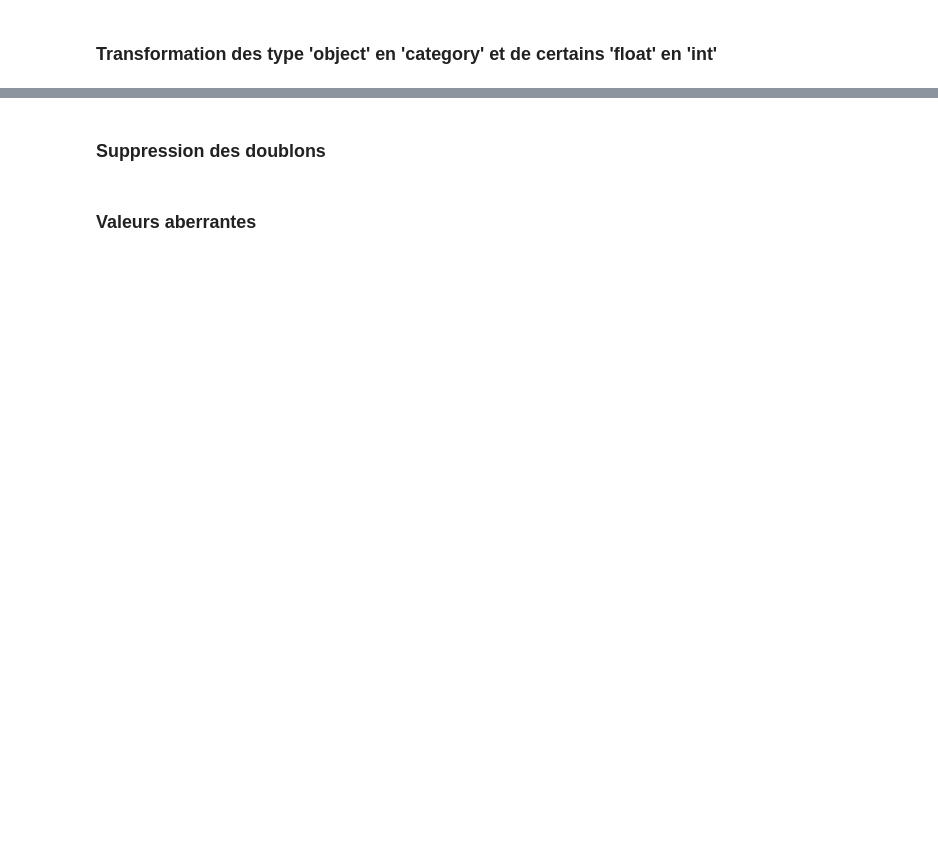
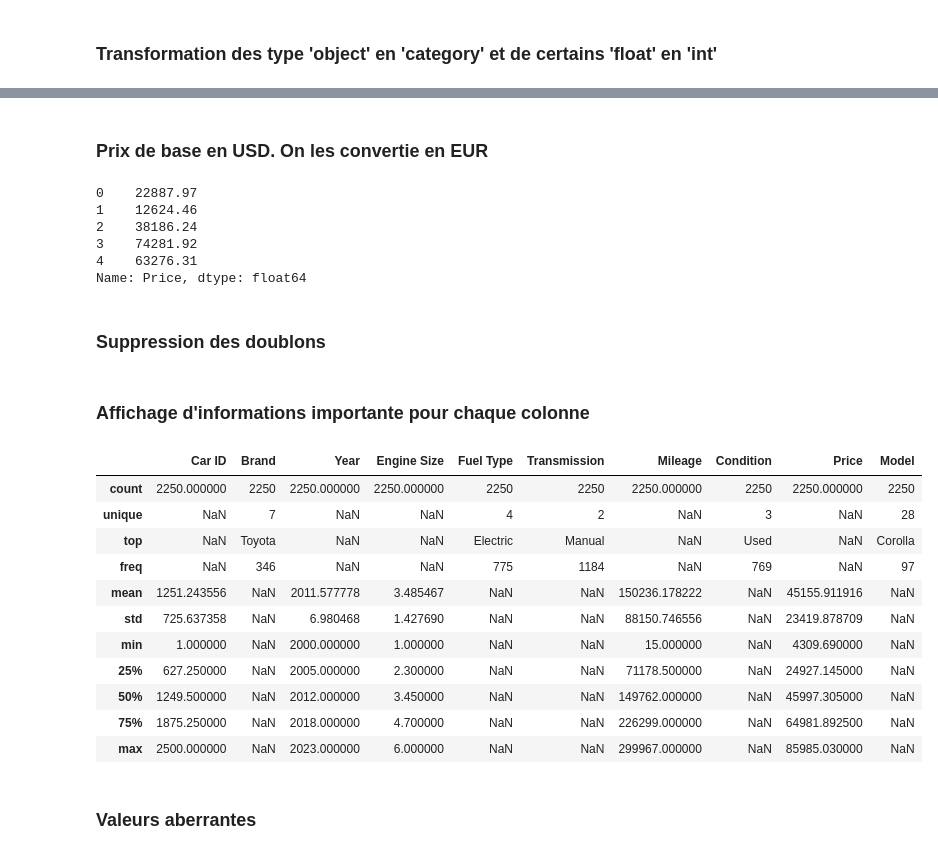
Before and after one commit to tristanretali/DataScienceProject, a Jupyter notebook: notebooks/eda.ipynb, the cells around one changed output, grey strips where cells are left out. Drawn from its saved outputs; the diff is of its cells as text; code cells hidden in the pictures; blank space fills up the shorter version.

```diff
--- a/notebooks/eda.ipynb
+++ b/notebooks/eda.ipynb
@@ -66,7 +86,38 @@ df['Mileage'] = df['Mileage'].astype(int)
+# %% [markdown]
+### Prix de base en USD. On les convertie en EUR
+# %%
+# A adapter en fonction du taux actuel
+df['Price'] = (df['Price'] * 0.86).round(2)
+
+df['Price'].head()
+# %% [output]
+0    22887.97
+1    12624.46
+2    38186.24
+3    74281.92
+4    63276.31
+Name: Price, dtype: float64
 # %% [markdown]
 ### Suppression des doublons
 # %%
 df = df.drop_duplicates()
+# %% [markdown]
+### Affichage d'informations importante pour chaque colonne
+# %%
+df.describe(include='all')
+# %% [output]
+|  | Car ID | Brand | Year | Engine Size | Fuel Type | Transmission | Mileage | Condition | Price | Model |
+| count | 2250.000000 | 2250 | 2250.000000 | 2250.000000 | 2250 | 2250 | 2250.000000 | 2250 | 2250.000000 | 2250 |
+| unique | NaN | 7 | NaN | NaN | 4 | 2 | NaN | 3 | NaN | 28 |
+| top | NaN | Toyota | NaN | NaN | Electric | Manual | NaN | Used | NaN | Corolla |
+| freq | NaN | 346 | NaN | NaN | 775 | 1184 | NaN | 769 | NaN | 97 |
+| mean | 1251.243556 | NaN | 2011.577778 | 3.485467 | NaN | NaN | 150236.178222 | NaN | 45155.911916 | NaN |
+| std | 725.637358 | NaN | 6.980468 | 1.427690 | NaN | NaN | 88150.746556 | NaN | 23419.878709 | NaN |
+| min | 1.000000 | NaN | 2000.000000 | 1.000000 | NaN | NaN | 15.000000 | NaN | 4309.690000 | NaN |
+| 25% | 627.250000 | NaN | 2005.000000 | 2.300000 | NaN | NaN | 71178.500000 | NaN | 24927.145000 | NaN |
+| 50% | 1249.500000 | NaN | 2012.000000 | 3.450000 | NaN | NaN | 149762.000000 | NaN | 45997.305000 | NaN |
+| 75% | 1875.250000 | NaN | 2018.000000 | 4.700000 | NaN | NaN | 226299.000000 | NaN | 64981.892500 | NaN |
+| max | 2500.000000 | NaN | 2023.000000 | 6.000000 | NaN | NaN | 299967.000000 | NaN | 85985.030000 | NaN |
 # %% [markdown]
 ### Valeurs aberrantes
 # %%
```
Also changed, not shown: parts of 19 cells of this notebook.
